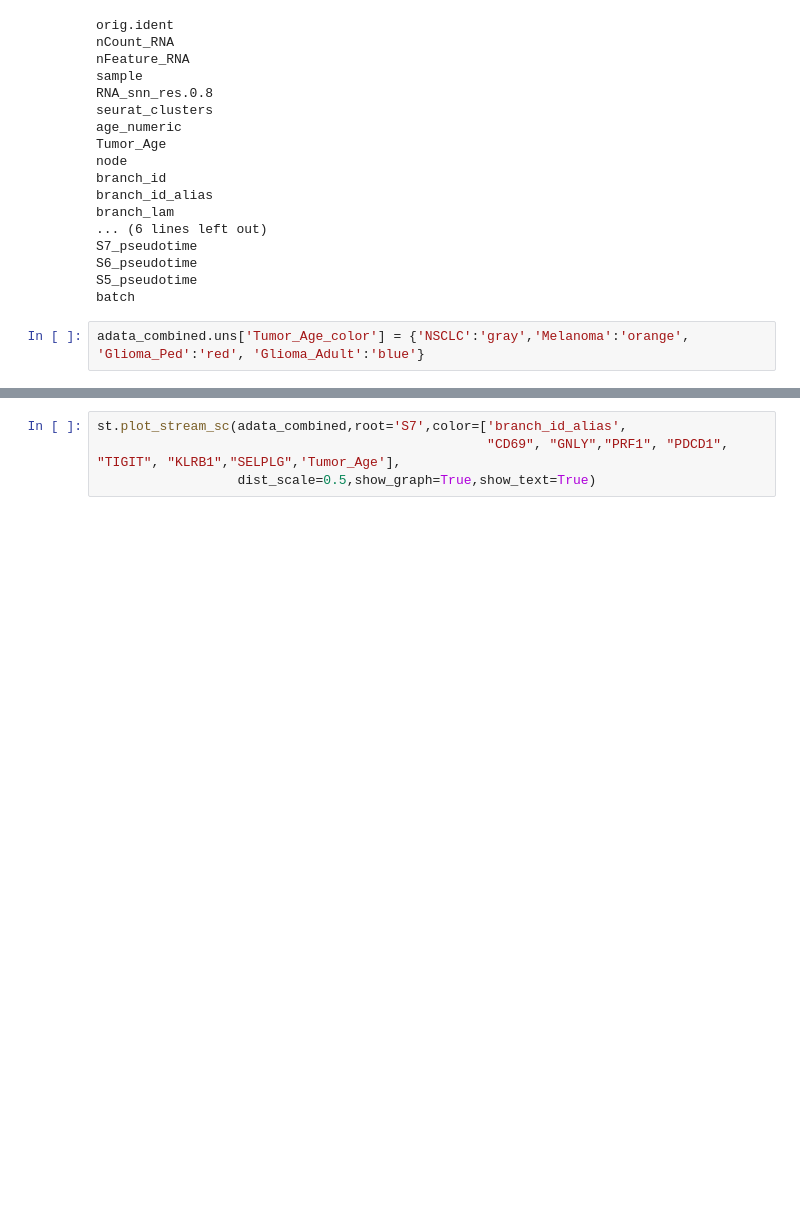
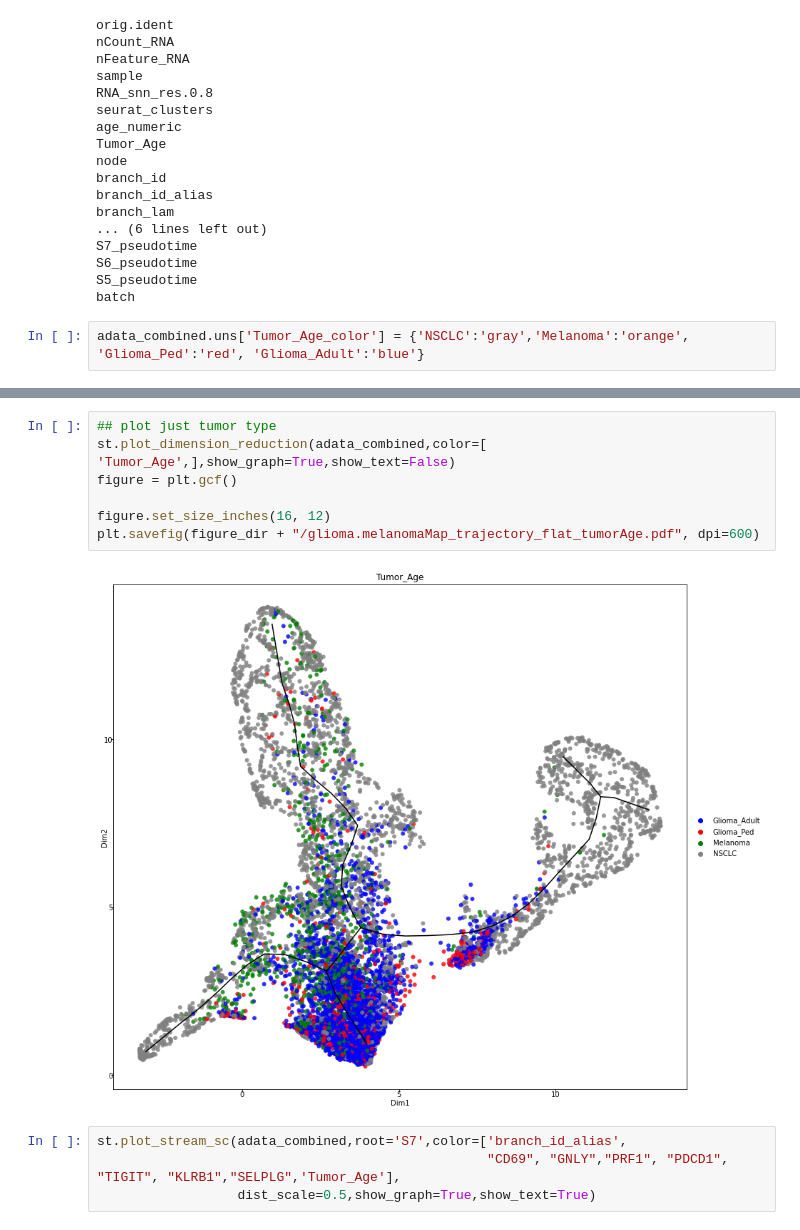
Before and after one commit to FilbinLab/Pedi_Immune, a Jupyter notebook: ImmuneCellAnalysis/02a_Tcells/02_Ped.Adult/04a_Trajectory/3.STREAM_mapping_nsclc.melanoma.glioma.ipynb, the cells around one changed output, grey strips where cells are left out. Cells and saved outputs as stored; diff of their text form; blank space fills up the shorter version.

```diff
--- a/ImmuneCellAnalysis/02a_Tcells/02_Ped.Adult/04a_Trajectory/3.STREAM_mapping_nsclc.melanoma.glioma.ipynb
+++ b/ImmuneCellAnalysis/02a_Tcells/02_Ped.Adult/04a_Trajectory/3.STREAM_mapping_nsclc.melanoma.glioma.ipynb
@@ -180,3 +180,12 @@ plt.savefig(figure_dir + "/glioma.melanomaMap_trajectory_flat.png", dpi=600)
+# %%
+## plot just tumor type
+st.plot_dimension_reduction(adata_combined,color=[ 'Tumor_Age',],show_graph=True,show_text=False)
+figure = plt.gcf()
+
+figure.set_size_inches(16, 12)
+plt.savefig(figure_dir + "/glioma.melanomaMap_trajectory_flat_tumorAge.pdf", dpi=600)
+# %% [output]
+[figure, added]
 # %%
 st.plot_stream_sc(adata_combined,root='S7',color=['branch_id_alias',
                                                   "CD69", "GNLY","PRF1", "PDCD1", "TIGIT", "KLRB1","SELPLG",'Tumor_Age'],
```
Also changed, not shown: parts of 3 cells of this notebook, 1 other file.
